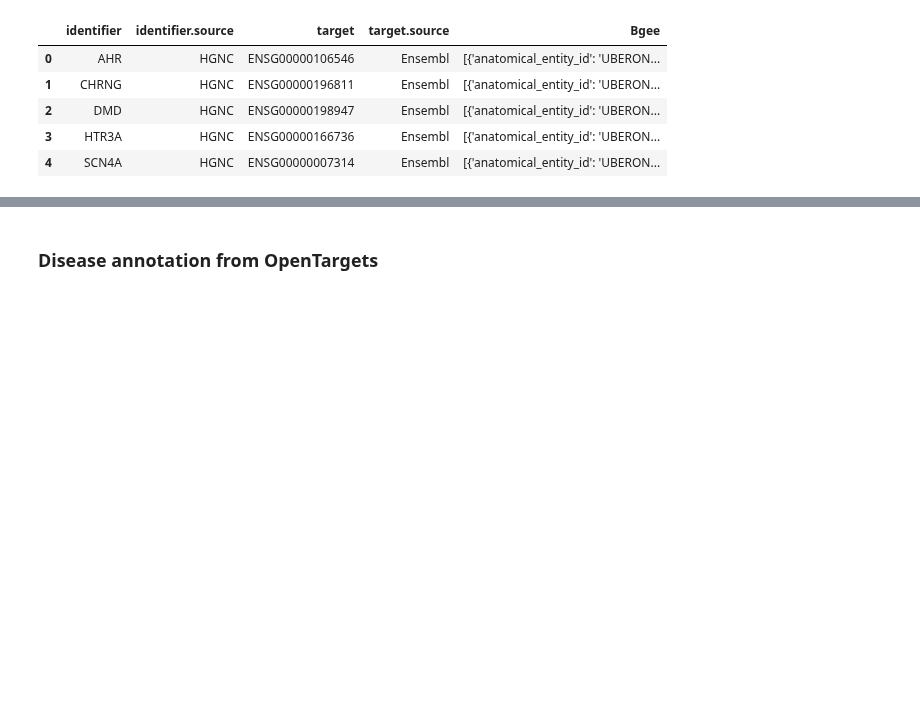
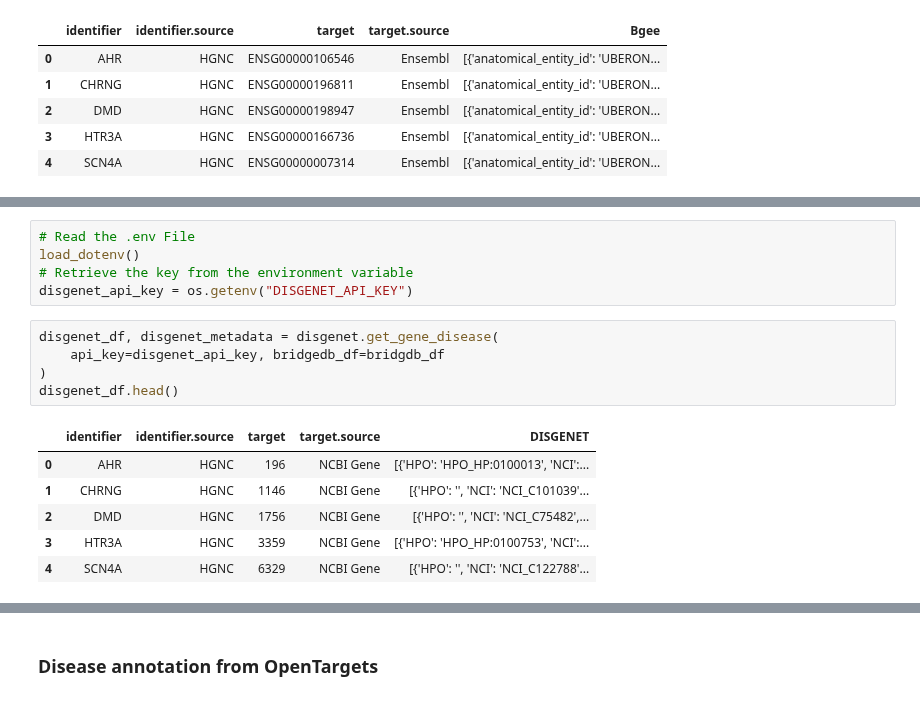
Before and after one commit to BioDataFuse/pyBiodatafuse, a Jupyter notebook: examples/gene_to_graph_workflow.ipynb, the cells around one changed output, grey strips where cells are left out. Drawn from its saved outputs; the diff is of its cells as text; blank space fills up the shorter version.

```diff
--- a/examples/gene_to_graph_workflow.ipynb
+++ b/examples/gene_to_graph_workflow.ipynb
@@ -150,0 +175,17 @@ bgee_df[BGEE][0]
+# %%
+# Read the .env File
+load_dotenv()
+# Retrieve the key from the environment variable
+disgenet_api_key = os.getenv("DISGENET_API_KEY")
+# %%
+disgenet_df, disgenet_metadata = disgenet.get_gene_disease(
+    api_key=disgenet_api_key, bridgedb_df=bridgdb_df
+)
+disgenet_df.head()
+# %% [output]
+|  | identifier | identifier.source | target | target.source | DISGENET |
+| 0 | AHR | HGNC | 196 | NCBI Gene | [{'HPO': 'HPO_HP:0100013', 'NCI':... |
+| 1 | CHRNG | HGNC | 1146 | NCBI Gene | [{'HPO': '', 'NCI': 'NCI_C101039'... |
+| 2 | DMD | HGNC | 1756 | NCBI Gene | [{'HPO': '', 'NCI': 'NCI_C75482',... |
+| 3 | HTR3A | HGNC | 3359 | NCBI Gene | [{'HPO': 'HPO_HP:0100753', 'NCI':... |
+| 4 | SCN4A | HGNC | 6329 | NCBI Gene | [{'HPO': '', 'NCI': 'NCI_C122788'... |
```
Also changed, not shown: parts of 6 cells of this notebook.
